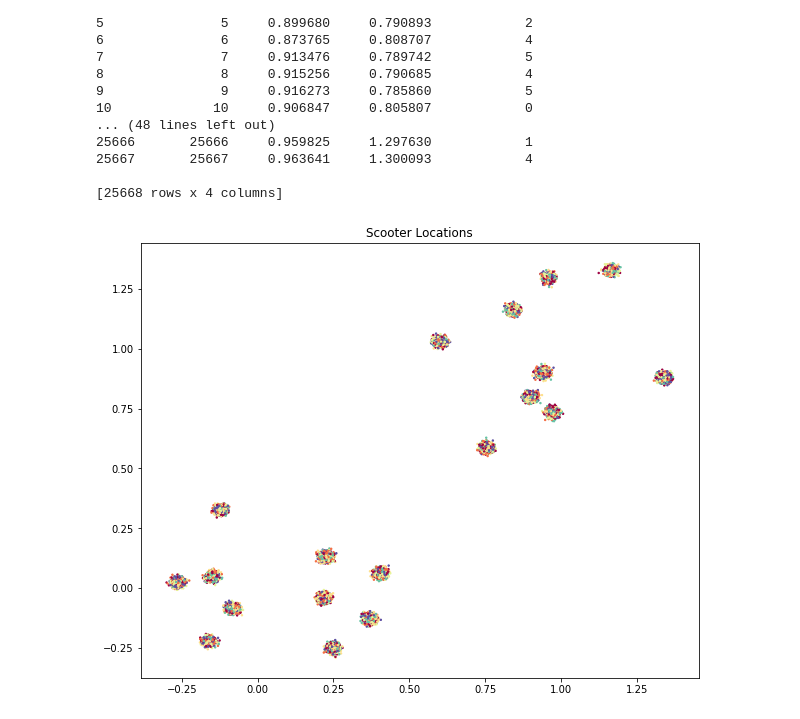
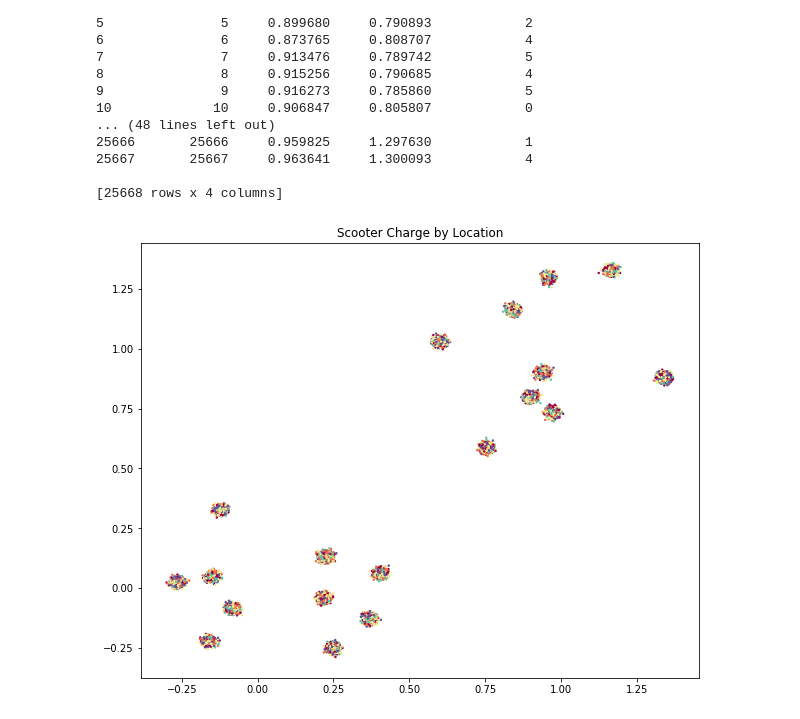
Before and after one commit to bkshrader/xtern-data-science-work-sample, a Jupyter notebook: worksample.ipynb, the cells around one changed output. Saved outputs shown, nothing was run; the diff lists cells and outputs as text; code cells hidden in the pictures.

```diff
--- a/worksample.ipynb
+++ b/worksample.ipynb
@@ -24,11 +26,11 @@ print(scooter_data)
 [25668 rows x 4 columns]
 # %%
 fig = plt.figure(figsize=(10, 8))
-plt.title("Scooter Locations")
+plt.title("Scooter Charge by Location")
 plt.scatter(scooter_data.xcoordinate, scooter_data.ycoordinate,
             c=scooter_data.power_level, cmap=plt.get_cmap("Spectral"),
             s=2)
 fig.patch.set_facecolor("white")  # Set background to white for easier viewing on dark theme editors
 plt.show()
 # %% [output]
-[figure, old version]
+[figure, new version]
```
Also changed, not shown: parts of 4 cells of this notebook.
